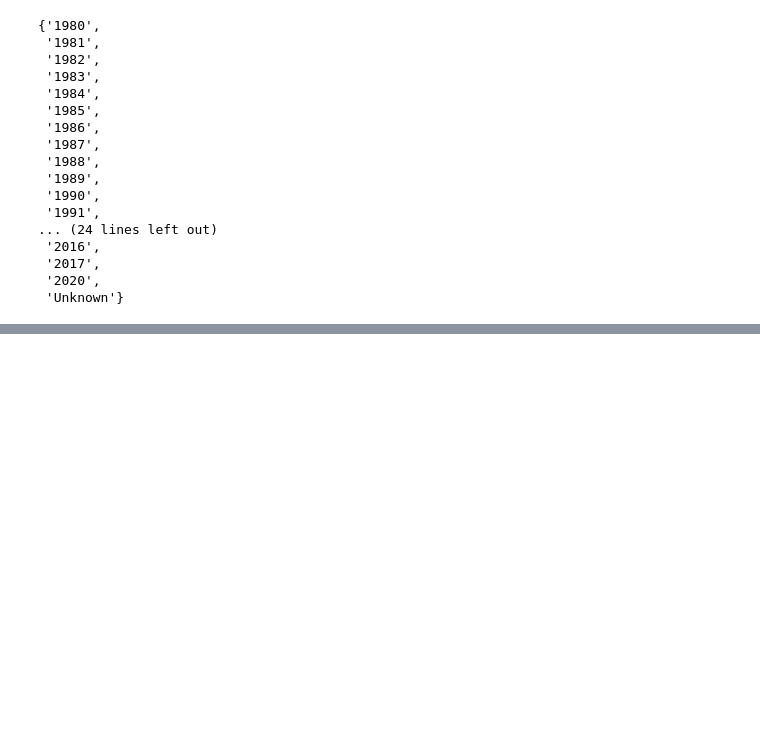
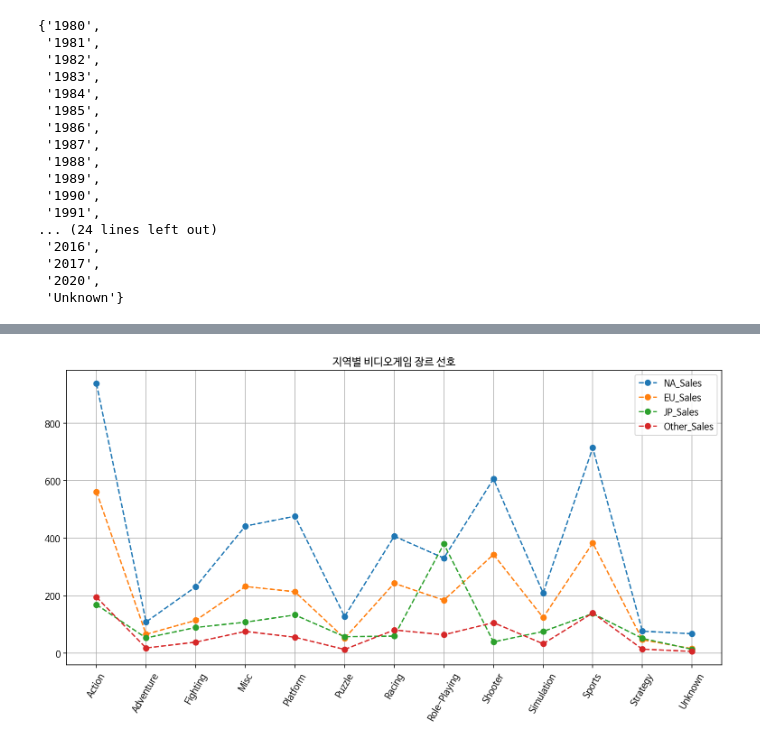
Before and after one commit to comsa33/AI_07_session_1_project_-, a Jupyter notebook: ai_07_이루오.ipynb, the cells around one changed output, grey strips where cells are left out. Saved outputs shown, nothing was run; the diff lists cells and outputs as text; code cells hidden in the pictures; blank space fills up the shorter version.

```diff
--- a/ai_07_이루오.ipynb
+++ b/ai_07_이루오.ipynb
@@ -248,0 +280,3 @@ plt.show()
+# %%
+genre_region_df = pd.concat((df_new[cols[3]], df_new[cols[5:9]]), axis=1)
+genre_region_df.head()
@@ -248,0 +290,3 @@ plt.show()
+# %%
+genre_region_df = genre_region_df.groupby(by='Genre', axis=0).sum()
+genre_region_df
@@ -248,0 +309,10 @@ plt.show()
+# %%
+plt.figure(figsize=(13,6))
+plt.plot(genre_region_df, 'o--')
+plt.xticks(rotation=60)
+plt.legend(genre_region_df.columns)
+plt.title('지역별 비디오게임 장르 선호')
+plt.grid()
+plt.show()
+# %% [output]
+[figure, added]
```
Also changed, not shown: parts of 5 cells of this notebook.
